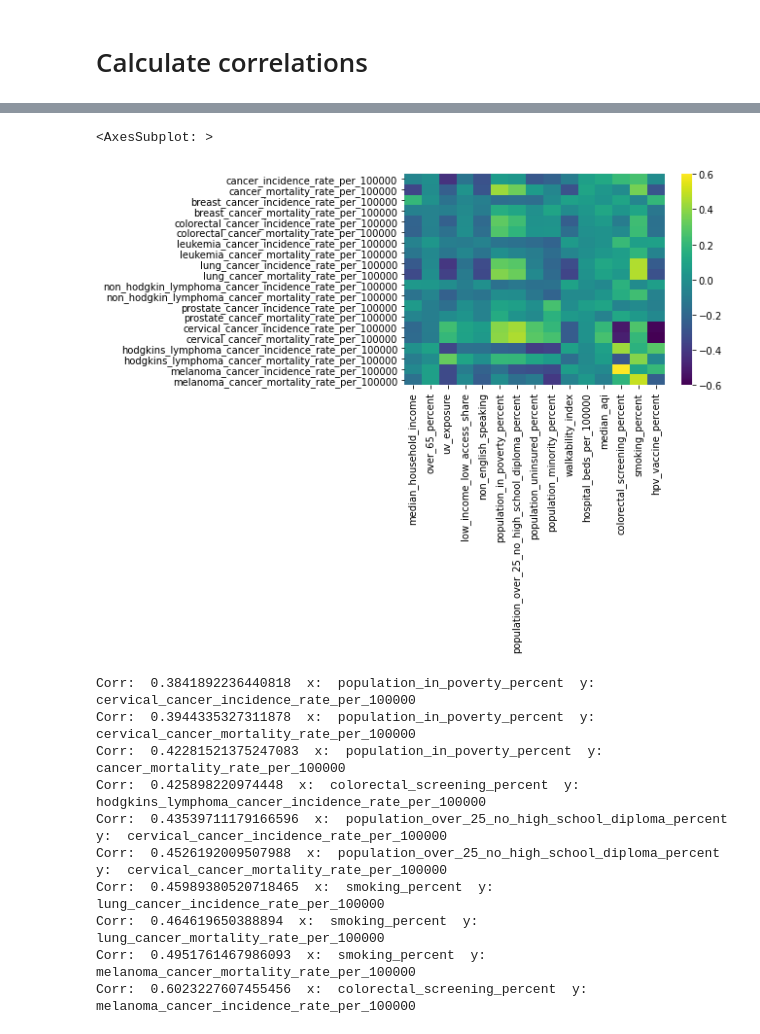
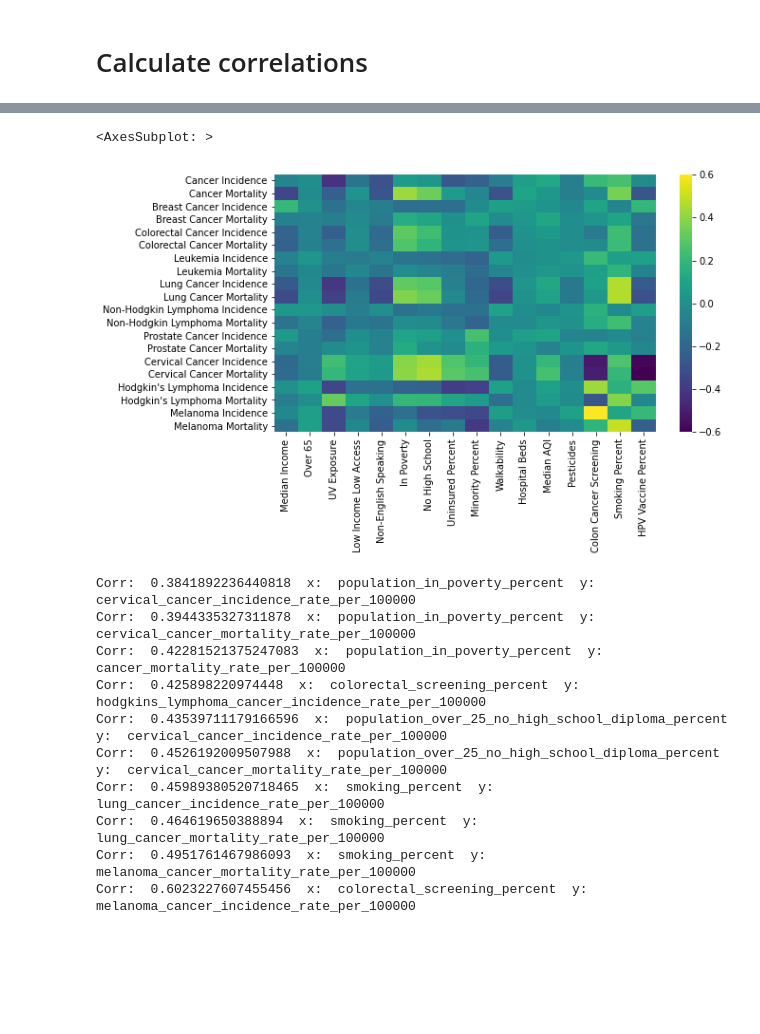
Before and after one commit to agale123/sep-cancer-inequality, a Jupyter notebook: notebooks/exploration/correlation_analysis.ipynb, the cells around one changed output, grey strips where cells are left out. Saved outputs shown, nothing was run; the diff lists cells and outputs as text; code cells hidden in the pictures; blank space fills up the shorter version.

Commit message:
Update heatmap for poster

```diff
--- a/notebooks/exploration/correlation_analysis.ipynb
+++ b/notebooks/exploration/correlation_analysis.ipynb
@@ -82,8 +83,3 @@ corr
 | hodgkins_lymphoma_cancer_mortalit... | -0.093331 | -0.015026 | 0.317390 | 0.100786 | -0.008271 | ... |
 | melanoma_cancer_incidence_rate_pe... | -0.038315 | 0.074186 | -0.330552 | -0.098407 | -0.223948 | ... |
 | melanoma_cancer_mortality_rate_pe... | -0.158409 | 0.073511 | -0.332161 | -0.040471 | -0.248275 | ... |
-# %%
-sns.heatmap(corr, cmap="viridis")
-# %% [output]
-<AxesSubplot: >
-[figure, removed]
@@ -90,3 +125,15 @@ sns.heatmap(corr, cmap="viridis")
+# %%
+fig, ax = plt.subplots(figsize=(9,5))
+sns.heatmap(
+    corr,
+    cmap="viridis",
+    xticklabels=list(map(lambda x: labels[x], corr.columns)),
+    yticklabels=list(map(lambda x: labels[x], corr.index)),
+    ax=ax
+)
+# %% [output]
+<AxesSubplot: >
+[figure, added]
 # %%
 arr = np.array(corr)
 
```
Also changed, not shown: parts of 4 cells of this notebook.
